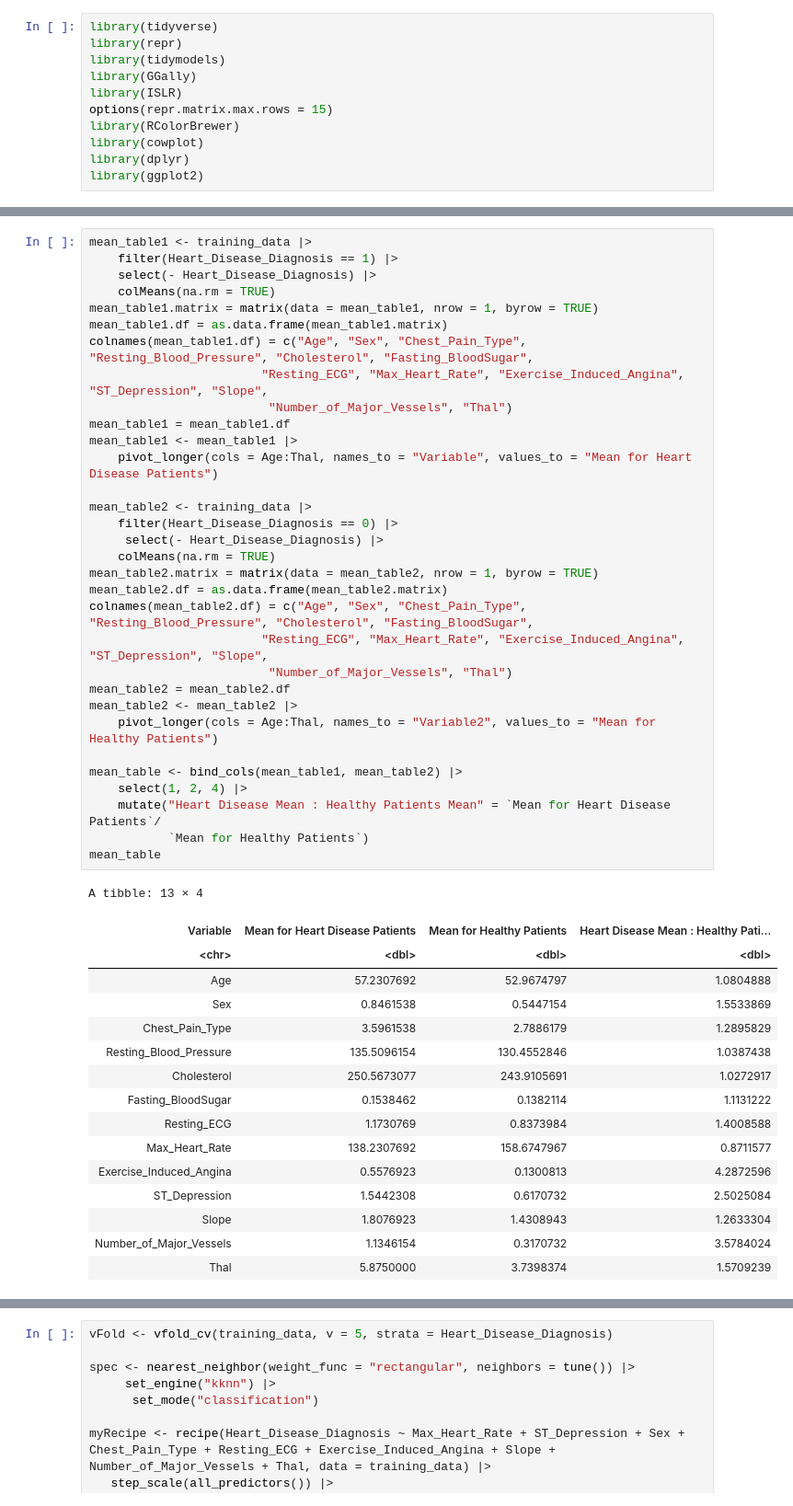
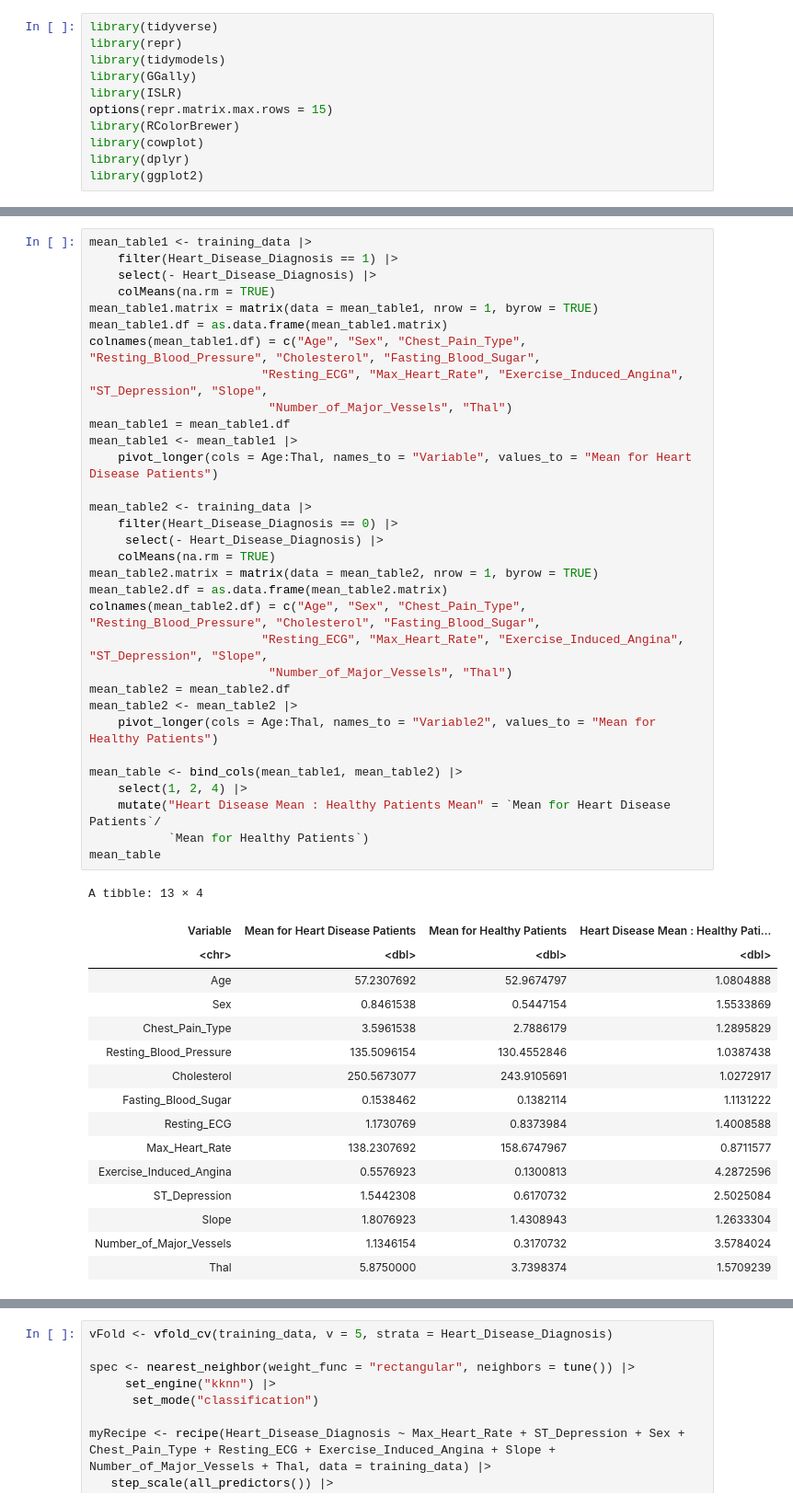
Before and after one commit to devr07/Project-DSCI100, a Jupyter notebook: projectpropsal.ipynb, the cells around one changed output, grey strips where cells are left out. Shown: that part at 92% size. Drawn from its saved outputs; the diff is of its cells as text.

```diff
--- a/projectpropsal.ipynb
+++ b/projectpropsal.ipynb
@@ -191,41 +191,41 @@ mean_table1 <- training_data |>
     colMeans(na.rm = TRUE)
 mean_table1.matrix = matrix(data = mean_table1, nrow = 1, byrow = TRUE)
 mean_table1.df = as.data.frame(mean_table1.matrix)
-colnames(mean_table1.df) = c("Age", "Sex", "Chest_Pain_Type", "Resting_Blood_Pressure", "Cholesterol", "Fasting_BloodSugar",
+colnames(mean_table1.df) = c("Age", "Sex", "Chest_Pain_Type", "Resting_Blood_Pressure", "Cholesterol", "Fasting_Blood_Sugar",
                         "Resting_ECG", "Max_Heart_Rate", "Exercise_Induced_Angina", "ST_Depression", "Slope",
                          "Number_of_Major_Vessels", "Thal")
 mean_table1 = mean_table1.df
 mean_table1 <- mean_table1 |>
     pivot_longer(cols = Age:Thal, names_to = "Variable", values_to = "Mean for Heart Disease Patients")
 
 mean_table2 <- training_data |>
     filter(Heart_Disease_Diagnosis == 0) |>
      select(- Heart_Disease_Diagnosis) |>
     colMeans(na.rm = TRUE)
 mean_table2.matrix = matrix(data = mean_table2, nrow = 1, byrow = TRUE)
 mean_table2.df = as.data.frame(mean_table2.matrix)
-colnames(mean_table2.df) = c("Age", "Sex", "Chest_Pain_Type", "Resting_Blood_Pressure", "Cholesterol", "Fasting_BloodSugar",
+colnames(mean_table2.df) = c("Age", "Sex", "Chest_Pain_Type", "Resting_Blood_Pressure", "Cholesterol", "Fasting_Blood_Sugar",
                         "Resting_ECG", "Max_Heart_Rate", "Exercise_Induced_Angina", "ST_Depression", "Slope",
                          "Number_of_Major_Vessels", "Thal")
 mean_table2 = mean_table2.df
 mean_table2 <- mean_table2 |>
     pivot_longer(cols = Age:Thal, names_to = "Variable2", values_to = "Mean for Healthy Patients")
 
 mean_table <- bind_cols(mean_table1, mean_table2) |>
     select(1, 2, 4) |>
     mutate("Heart Disease Mean : Healthy Patients Mean" = `Mean for Heart Disease Patients`/
            `Mean for Healthy Patients`)
 mean_table
 # %% [output]
 A tibble: 13 × 4
 | Variable | Mean for Heart Disease Patients | Mean for Healthy Patients | Heart Disease Mean : Healthy Pati... |
 | <chr> | <dbl> | <dbl> | <dbl> |
 | Age | 57.2307692 | 52.9674797 | 1.0804888 |
 | Sex | 0.8461538 | 0.5447154 | 1.5533869 |
 | Chest_Pain_Type | 3.5961538 | 2.7886179 | 1.2895829 |
 | Resting_Blood_Pressure | 135.5096154 | 130.4552846 | 1.0387438 |
 | Cholesterol | 250.5673077 | 243.9105691 | 1.0272917 |
-| Fasting_BloodSugar | 0.1538462 | 0.1382114 | 1.1131222 |
+| Fasting_Blood_Sugar | 0.1538462 | 0.1382114 | 1.1131222 |
 | Resting_ECG | 1.1730769 | 0.8373984 | 1.4008588 |
 | Max_Heart_Rate | 138.2307692 | 158.6747967 | 0.8711577 |
 | Exercise_Induced_Angina | 0.5576923 | 0.1300813 | 4.2872596 |
```
Also changed, not shown: parts of 5 cells of this notebook.
